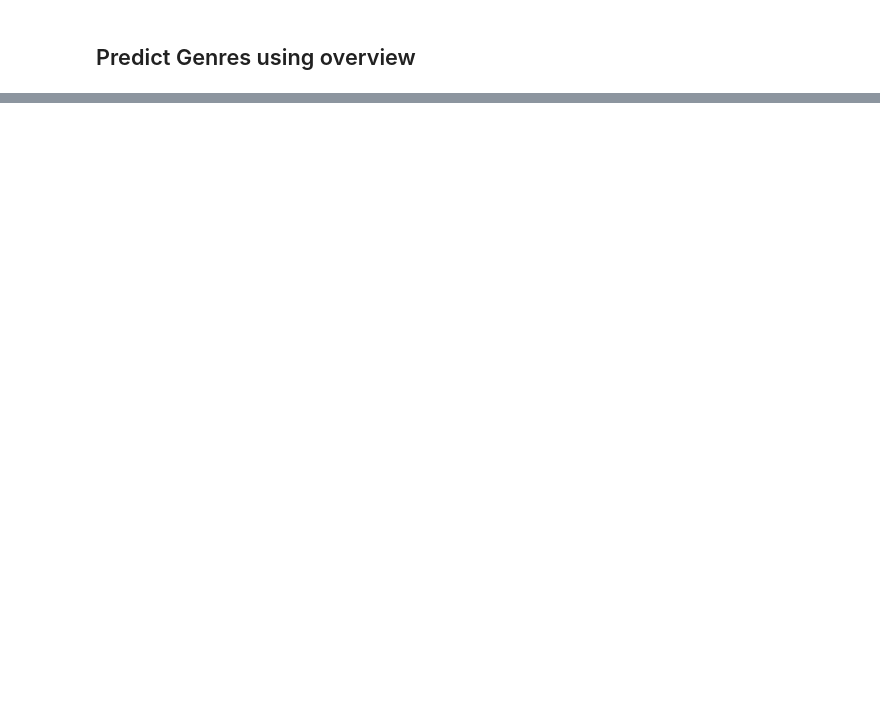
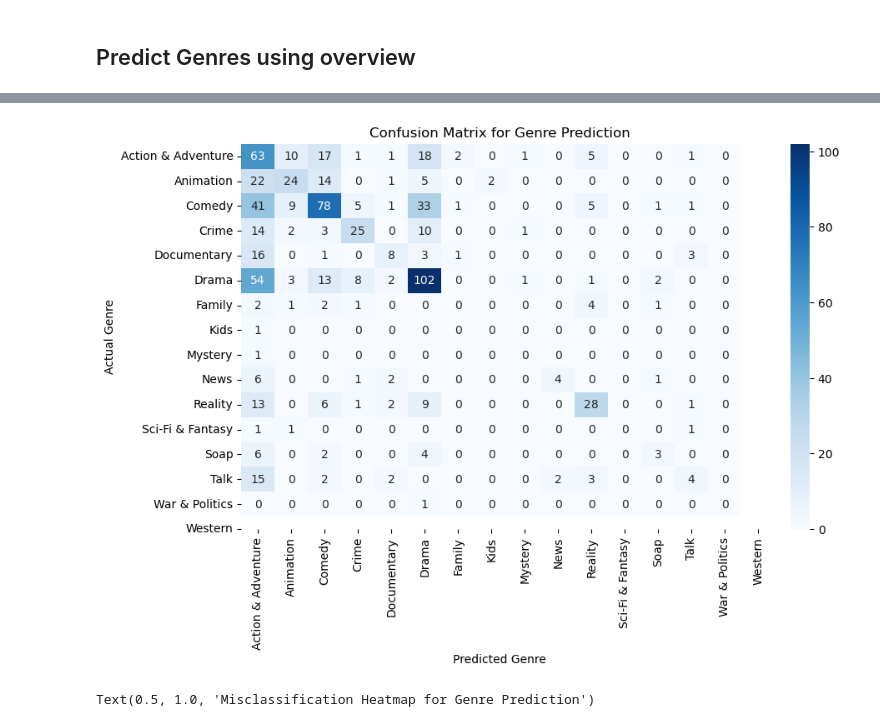
Before and after one commit to Tunchiie/GenreGenie, a Jupyter notebook: tv_recs.ipynb, the cells around one changed output, grey strips where cells are left out. Drawn from its saved outputs; the diff is of its cells as text; code cells hidden in the pictures; blank space fills up the shorter version.

```diff
--- a/tv_recs.ipynb
+++ b/tv_recs.ipynb
@@ -428,0 +429,23 @@ Action & Adventure       0.60      0.53      0.56       110
+# %%
+conf_matrix = confusion_matrix(y_test.argmax(axis=1), y_pred.argmax(axis=1))
+
+# Plot confusion matrix
+plt.figure(figsize=(10, 6))
+sns.heatmap(conf_matrix, annot=True, fmt="d", cmap="Blues", xticklabels=mlb_encoder.classes_, yticklabels=mlb_encoder.classes_)
+plt.xlabel("Predicted Genre")
+plt.ylabel("Actual Genre")
+plt.title("Confusion Matrix for Genre Prediction")
+plt.show()
+# %% [output]
+[figure, added]
+# %%
+conf_matrix_norm = conf_matrix.astype('float') / conf_matrix.sum(axis=1)[:, np.newaxis]
+
+# Plot normalized confusion matrix
+plt.figure(figsize=(10, 6))
+sns.heatmap(conf_matrix_norm, annot=True, fmt=".2f", cmap="Reds", xticklabels=mlb_encoder.classes_, yticklabels=mlb_encoder.classes_)
+plt.xlabel("Predicted Genre")
+plt.ylabel("Actual Genre")
+plt.title("Misclassification Heatmap for Genre Prediction")
+# %% [output]
+Text(0.5, 1.0, 'Misclassification Heatmap for Genre Prediction')
```
Also changed, not shown: parts of 20 cells of this notebook, 2 other files.
